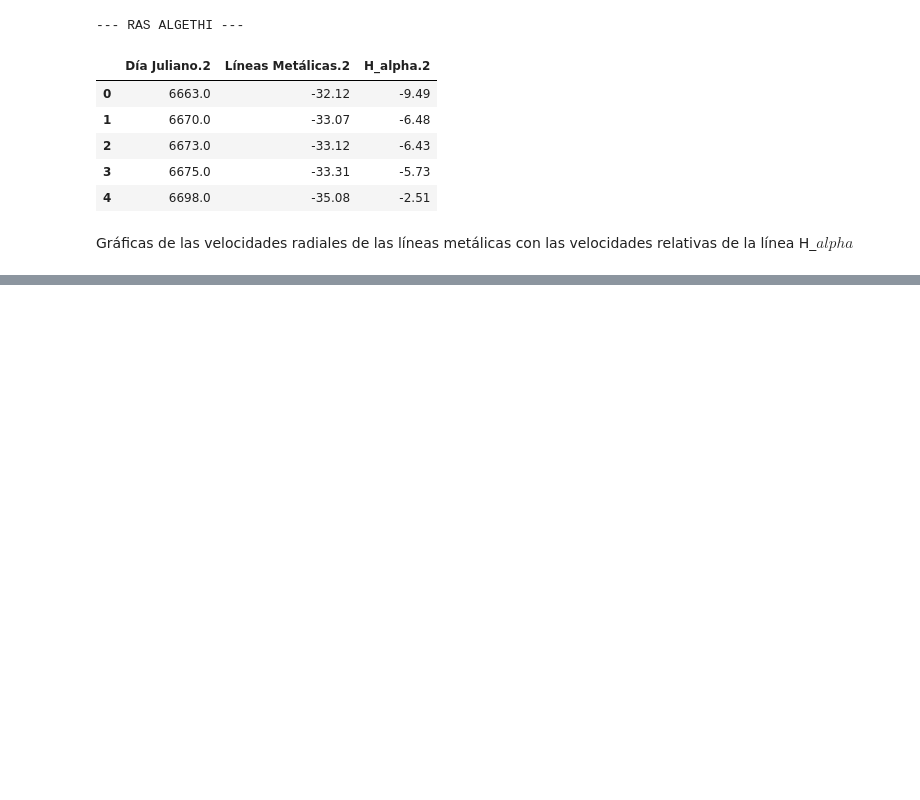
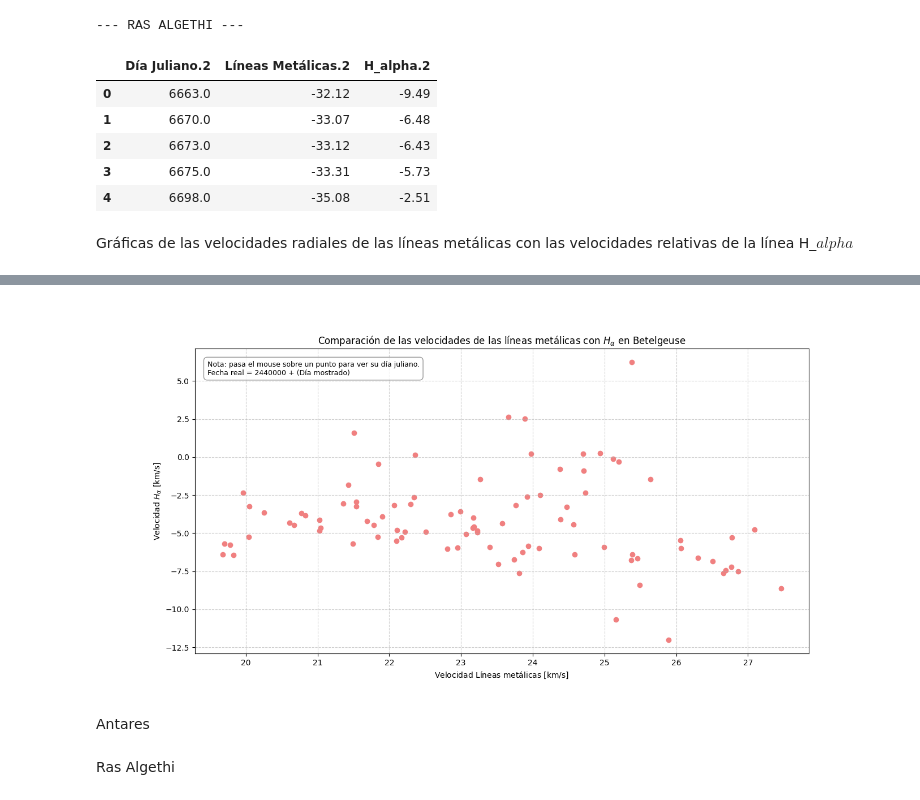
Before and after one commit to JessiDaniL/Tesis, a Jupyter notebook: Datos de fuentes externas/Intento_preliminar.ipynb, the cells around one changed output, grey strips where cells are left out. Cells and saved outputs as stored; diff of their text form; code cells hidden in the pictures; blank space fills up the shorter version.

Commit message:
graficas de antares y ras algethi

```diff
--- a/Datos de fuentes externas/Intento_preliminar.ipynb
+++ b/Datos de fuentes externas/Intento_preliminar.ipynb
@@ -145,0 +151,45 @@ plt.show()
+# %%
+%matplotlib widget
+import matplotlib.pyplot as plt
+import mplcursors
+
+plt.figure(figsize=(14, 7))
+sc = plt.scatter(velocidad_metales_betelgeuse, velocidad_hidrogeno_betelgeuse, color="lightcoral")
+
+plt.xlabel(r"Velocidad Líneas metálicas [$\mathrm{km/s}$]")
+plt.ylabel(r"Velocidad $H_\alpha$ [$\mathrm{km/s}$]")
+plt.title(r"Comparación de las velocidades de las líneas metálicas con $H_\alpha$ en Betelgeuse")
+
+ax = plt.gca()
+
+texto_nota = (
+    "Nota: pasa el mouse sobre un punto para ver su día juliano.\n"
+    "Fecha real = 2440000 + (Día mostrado)"
+)
+ax.text(
+    0.02, 0.96, texto_nota,
+    transform=ax.transAxes,
+    fontsize=9,
+    verticalalignment='top',
+    horizontalalignment='left',
+    bbox=dict(boxstyle='round,pad=0.5', facecolor='white', alpha=0.8, edgecolor='gray')
+)
+
+plt.grid(True, linestyle='--', alpha=0.6)
+
+# Aquí está la magia: conecta el cursor interactivo al scatter
+cursor = mplcursors.cursor(sc, hover=True)
+
+@cursor.connect("add")
+def mostrar_dia(sel):
+    i = sel.index  # índice del punto sobre el que está el mouse
+    dia = dias_julianos_betelgeuse[i]
+    sel.annotation.set_text(f"Día: {dia}\nFecha real: {2440000 + dia}")
+
+plt.show()
+# %% [output]
+[figure, added]
+# %% [markdown]
+Antares
+# %% [markdown]
+Ras Algethi
```
Also changed, not shown: parts of 8 cells of this notebook, 1 other file.
